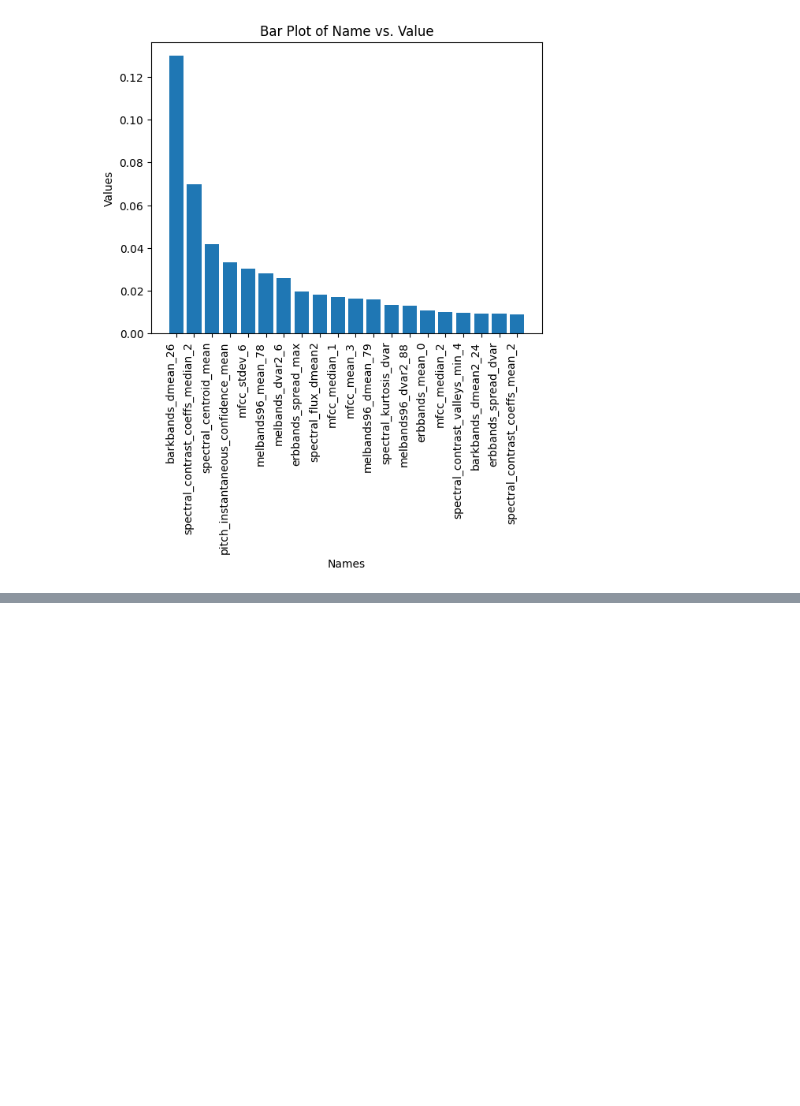
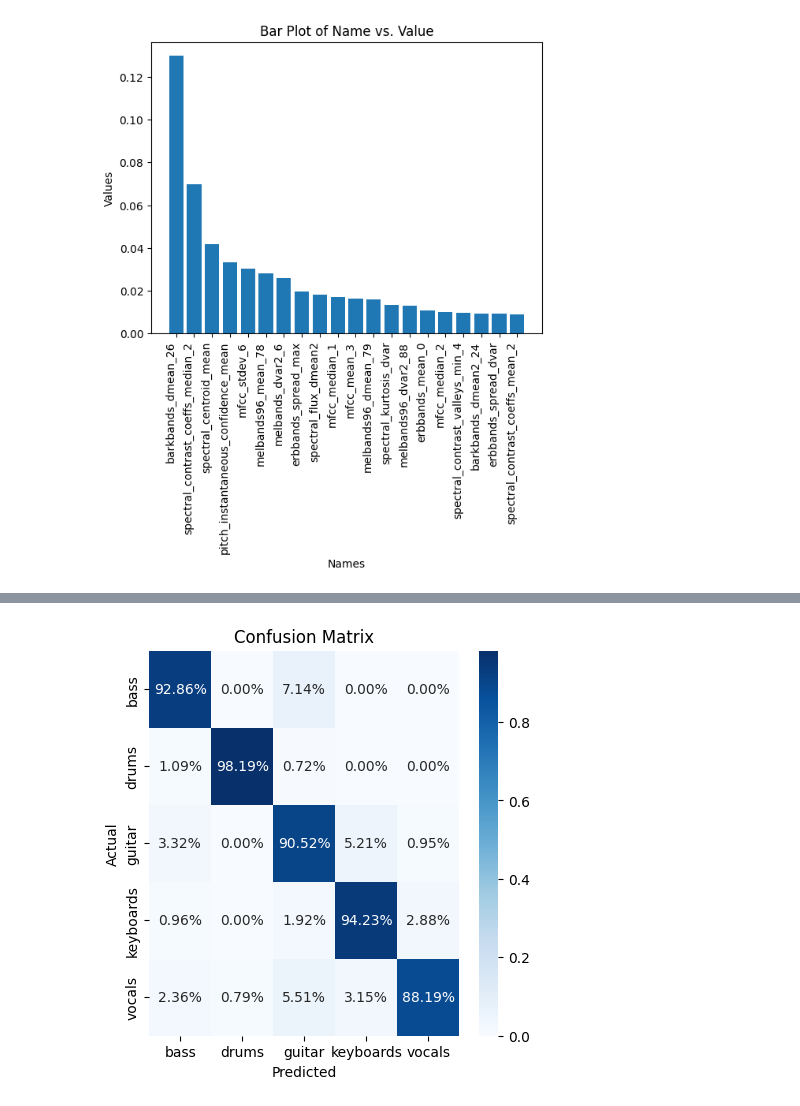
Before and after one commit to nathanzilgo/instrument-classification, a Jupyter notebook: notebooks/training_testing_models.ipynb, the cells around one changed output, grey strips where cells are left out. Drawn from its saved outputs; the diff is of its cells as text; code cells hidden in the pictures; blank space fills up the shorter version.

```diff
--- a/notebooks/training_testing_models.ipynb
+++ b/notebooks/training_testing_models.ipynb
@@ -3,7 +3,7 @@ from inda_mir.modeling.models import *
 from inda_mir.modeling.evaluation import *
 from inda_mir.modeling.train_test_split import load_data
 # %%
-data = load_data('/Users/itallosilva/Workspace/indaband/track_classifier/output-inda/train_test_split/random_split.data')
+data = load_data('random_split.data')
 # %%
 X_train, y_train = data.get_numpy_train_data()
 X_test, y_test = data.get_numpy_test_data()
@@ -106,0 +109,3 @@ xgb.save_model('../models/', 'xgb_v1')
+# %%
+lgbm = LightGBMClassifier()
+lgbm.fit(X_train, y_train)
@@ -106,0 +130,4 @@ xgb.save_model('../models/', 'xgb_v1')
+# %%
+plot_confusion_matrix(y_test, lgbm.predict(X_test), data.labels)
+# %% [output]
+[figure, added]
```
Also changed, not shown: parts of 5 cells of this notebook, 4 other files.
